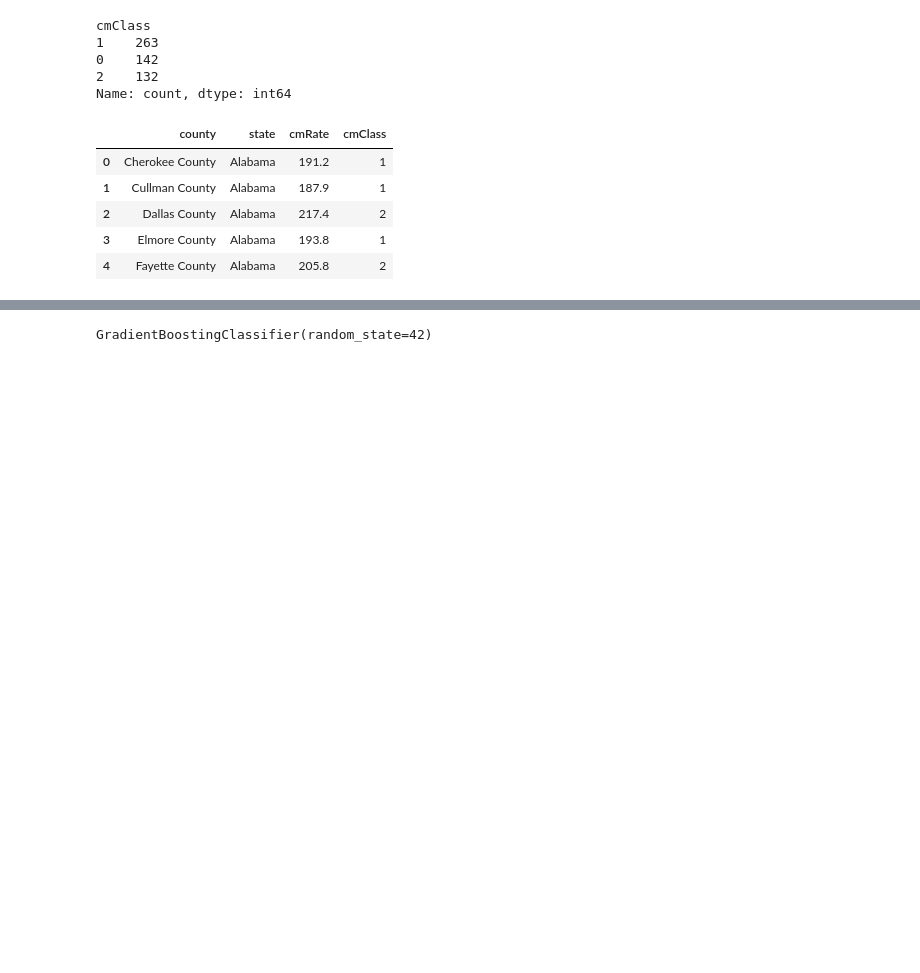
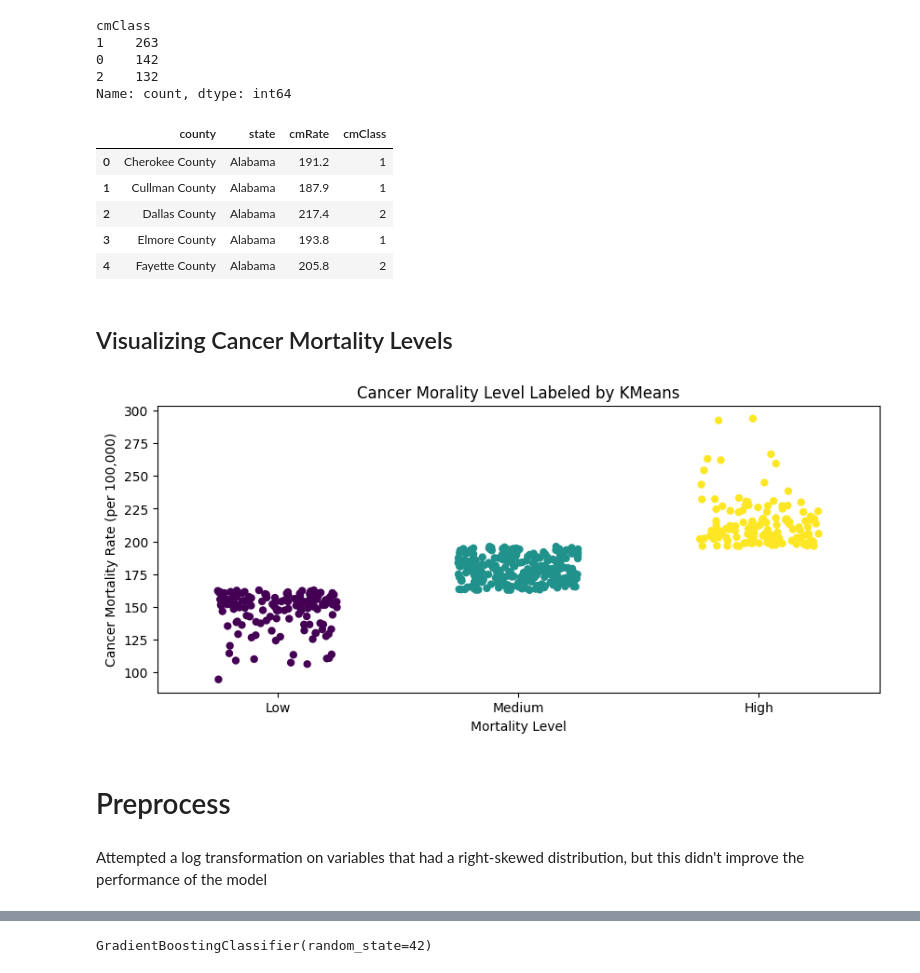
Before and after one commit to cwjng/si670-final-project, a Jupyter notebook: si670_final_project.ipynb, the cells around one changed output, grey strips where cells are left out. Saved outputs shown, nothing was run; the diff lists cells and outputs as text; code cells hidden in the pictures; blank space fills up the shorter version.

```diff
--- a/si670_final_project.ipynb
+++ b/si670_final_project.ipynb
@@ -104 +84,26 @@ Name: count, dtype: int64
+# %% [markdown]
+## Visualizing Cancer Mortality Levels
+# %%
+plt.figure(figsize=(10, 4))
+sns.stripplot(
+    data=cmr_df,
+    x="cmClass",
+    y="cmRate",
+    hue="cmClass",
+    palette="viridis",
+    jitter=0.25,
+    size=6,
+    legend=False
+)
+
+plt.title("Cancer Morality Level Labeled by KMeans")
+# plt.legend(title="Level", labels=label_map.values())
+plt.xticks([0, 1, 2], ["Low", "Medium", "High"])
+plt.xlabel("Mortality Level")
+plt.ylabel("Cancer Mortality Rate (per 100,000)")
+plt.show()
+# %% [output]
+[figure, added]
+# %% [markdown]
+# Preprocess
 # %%
@@ -109,3 +113,5 @@ y = cmr_df["cmClass"]
 
 cat_cols = X.select_dtypes(include="object").columns
 num_cols = X.select_dtypes(include="number").columns
+# %% [markdown]
+Attempted a log transformation on variables that had a right-skewed distribution, but this didn't improve the performance of the model
```
Also changed, not shown: parts of 21 cells of this notebook.
